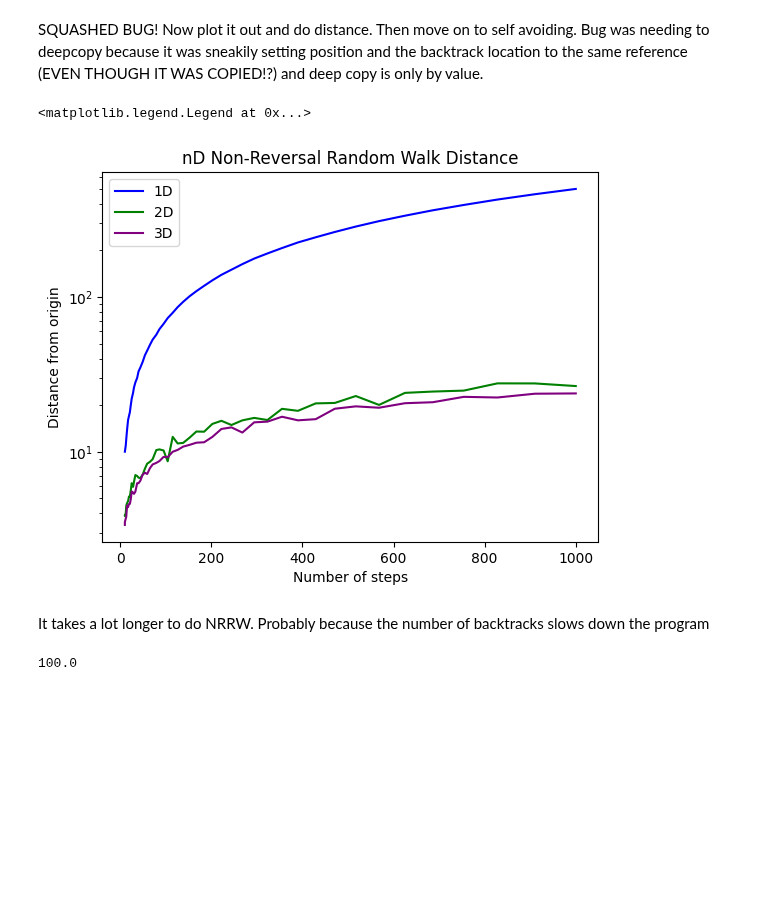
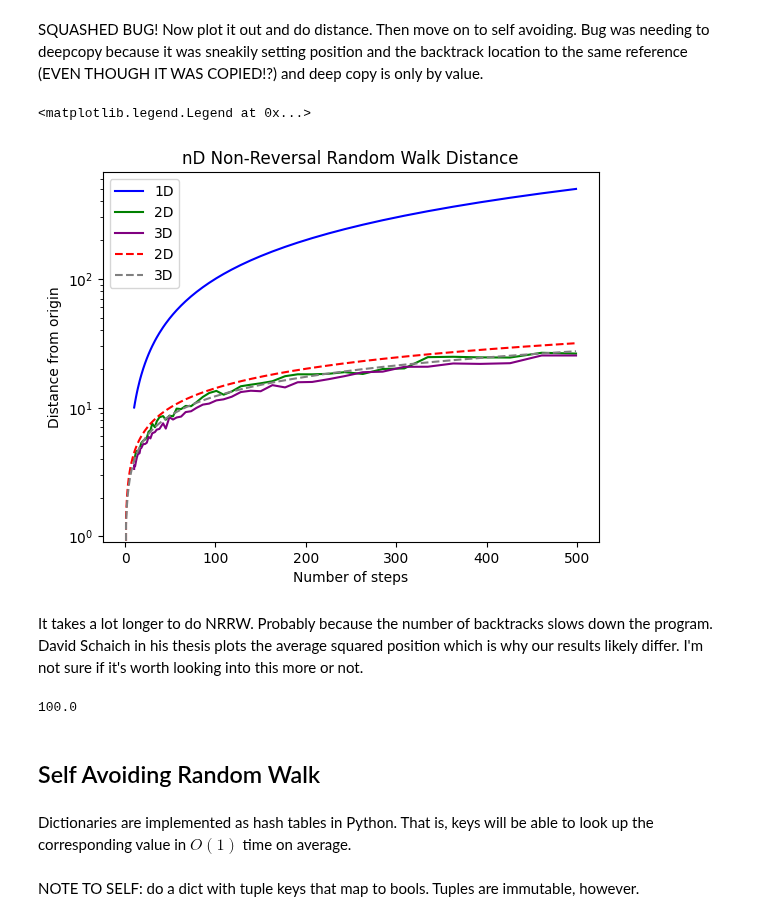
Before and after one commit to noahchanoah/thesis, a Jupyter notebook: RandomWalk.ipynb, the cells around one changed output. Saved outputs shown, nothing was run; the diff lists cells and outputs as text; code cells hidden in the pictures; blank space fills up the shorter version.

```diff
--- a/RandomWalk.ipynb
+++ b/RandomWalk.ipynb
@@ -442,42 +443,48 @@ def nrrw_avg_distance(number_of_steps: int, number_of_trials:int, dimension: int
     avg_dist = avg_dist / number_of_trials
     return avg_dist
 # %%
-number_of_steps = 500 #1000
-number_of_trials = 100  #1000
+number_of_steps_new = 500 #1000
+number_of_trials_new = 100  #1000
 
 #calculate the average distances
 logspacing = 50
 #datax
-steps = [int(step) for step in np.logspace(1,math.log10(number_of_steps),logspacing)]
+steps = [int(step) for step in np.logspace(1,math.log10(number_of_steps_new),logspacing)]
 #datay
-NR_dim_one = [nrrw_avg_distance(int(step),number_of_trials,1) for step in np.logspace(1,math.log10(number_of_steps),logspacing)]
-NR_dim_two = [nrrw_avg_distance(int(step),number_of_trials,2) for step in np.logspace(1,math.log10(number_of_steps),logspacing)]
-NR_dim_three = [nrrw_avg_distance(int(step),number_of_trials,3) for step in np.logspace(1,math.log10(number_of_steps),logspacing)]
+NR_dim_one = [nrrw_avg_distance(int(step),number_of_trials_new,1) for step in np.logspace(1,math.log10(number_of_steps_new),logspacing)]
+NR_dim_two = [nrrw_avg_distance(int(step),number_of_trials_new,2) for step in np.logspace(1,math.log10(number_of_steps_new),logspacing)]
+NR_dim_three = [nrrw_avg_distance(int(step),number_of_trials_new,3) for step in np.logspace(1,math.log10(number_of_steps_new),logspacing)]
 #dim_ten = [nrrw_avg_distance(int(step),number_of_trials,10) for step in np.logspace(1,math.log10(number_of_steps),logspacing)]
 #dim_hundred = [nrrw_avg_distance(int(step),number_of_trials,100) for step in np.logspace(1,math.log10(number_of_steps),logspacing)]
 # %%
 #plot them with the theory curves
 plt.semilogy(steps, NR_dim_one, color="blue", label="1D") #1D data
 plt.semilogy(steps, NR_dim_two, color="green", label="2D") #2D data
 plt.semilogy(steps, NR_dim_three, color="purple", label="3D") #3D data
 #plt.plot(steps, NR_dim_three, color="purple") #3D data
 #plt.plot(steps, dim_ten, color="orange") #10D data
 #plt.plot(steps, dim_hundred, color="blue") #100D data
-#plt.plot([x for x in np.arange(number_of_steps)], [sqrt_scaling(1)*math.sqrt(x) for x in np.arange(number_of_steps)], color="black", label="1D", linestyle="dashed") #1D theory
-#plt.plot([x for x in np.arange(number_of_steps)], [sqrt_scaling(2)*math.sqrt(x) for x in np.arange(number_of_steps)], color="red", label="2D", linestyle="dashed") #2D theory
-#plt.plot([x for x in np.arange(number_of_trials)], [sqrt_scaling(3)*math.sqrt(x) for x in np.arange(number_of_steps)], color="gray", label="3D", linestyle="dashed") #3D theory
+plt.plot([x for x in np.arange(number_of_steps_new)], [x for x in np.arange(number_of_steps_new)], color="black", label="1D", linestyle="dashed") #1D theory
+plt.plot([x for x in np.arange(number_of_steps_new)], [math.sqrt((2)*x) for x in np.arange(number_of_steps_new)], color="red", label="2D", linestyle="dashed") #2D theory
+plt.plot([x for x in np.arange(number_of_steps_new)], [math.sqrt((3/2)*x) for x in np.arange(number_of_steps_new)], color="gray", label="3D", linestyle="dashed") #3D theory
 #plt.plot([x for x in np.arange(1000)], [sqrt_scaling(10)*math.sqrt(x) for x in np.arange(1000)], color="green", label="10D", linestyle="dashed") #10D theory
 #plt.plot([x for x in np.arange(1000)], [sqrt_scaling(100)*math.sqrt(x) for x in np.arange(1000)], color="orange", label="100D", linestyle="dashed") #100D theory
 plt.title("nD Non-Reversal Random Walk Distance")
 plt.xlabel("Number of steps")
 plt.ylabel("Distance from origin")
 plt.legend()
 # %% [output]
 <matplotlib.legend.Legend at 0x...>
-[figure, old version]
+[figure, new version]
 # %% [markdown]
-It takes a lot longer to do NRRW. Probably because the number of backtracks slows down the program
+It takes a lot longer to do NRRW. Probably because the number of backtracks slows down the program. David Schaich in his thesis plots the average squared position which is why our results likely differ. I'm not sure if it's worth looking into this more or not.
 # %%
 nrrw_avg_distance(100 ,100,1)
 # %% [output]
 100.0
+# %% [markdown]
+## Self Avoiding Random Walk
+# %% [markdown]
+Dictionaries are implemented as hash tables in Python. That is, keys will be able to look up the corresponding value in $O(1)$ time on average.
+# %% [markdown]
+NOTE TO SELF: do a dict with tuple keys that map to bools. Tuples are immutable, however.
```
Also changed, not shown: parts of 7 cells of this notebook.
